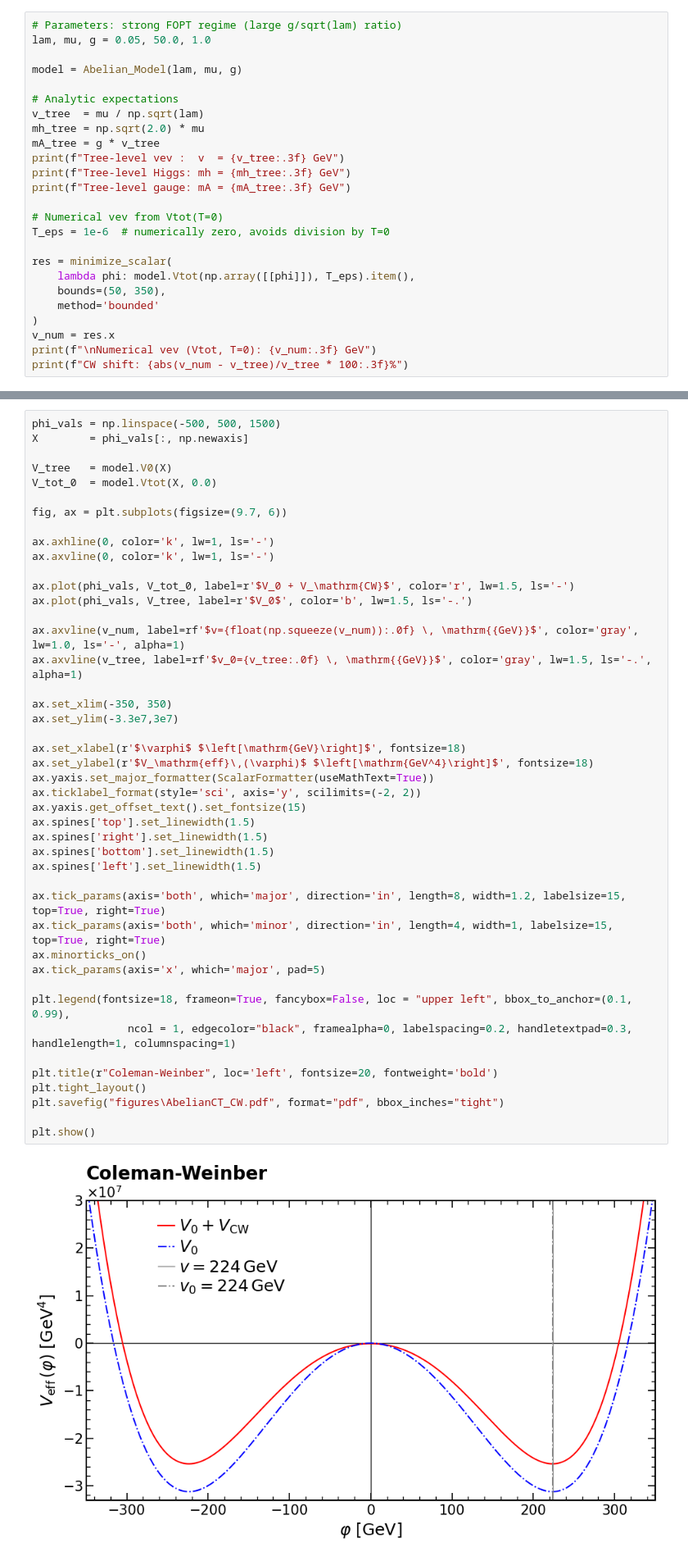
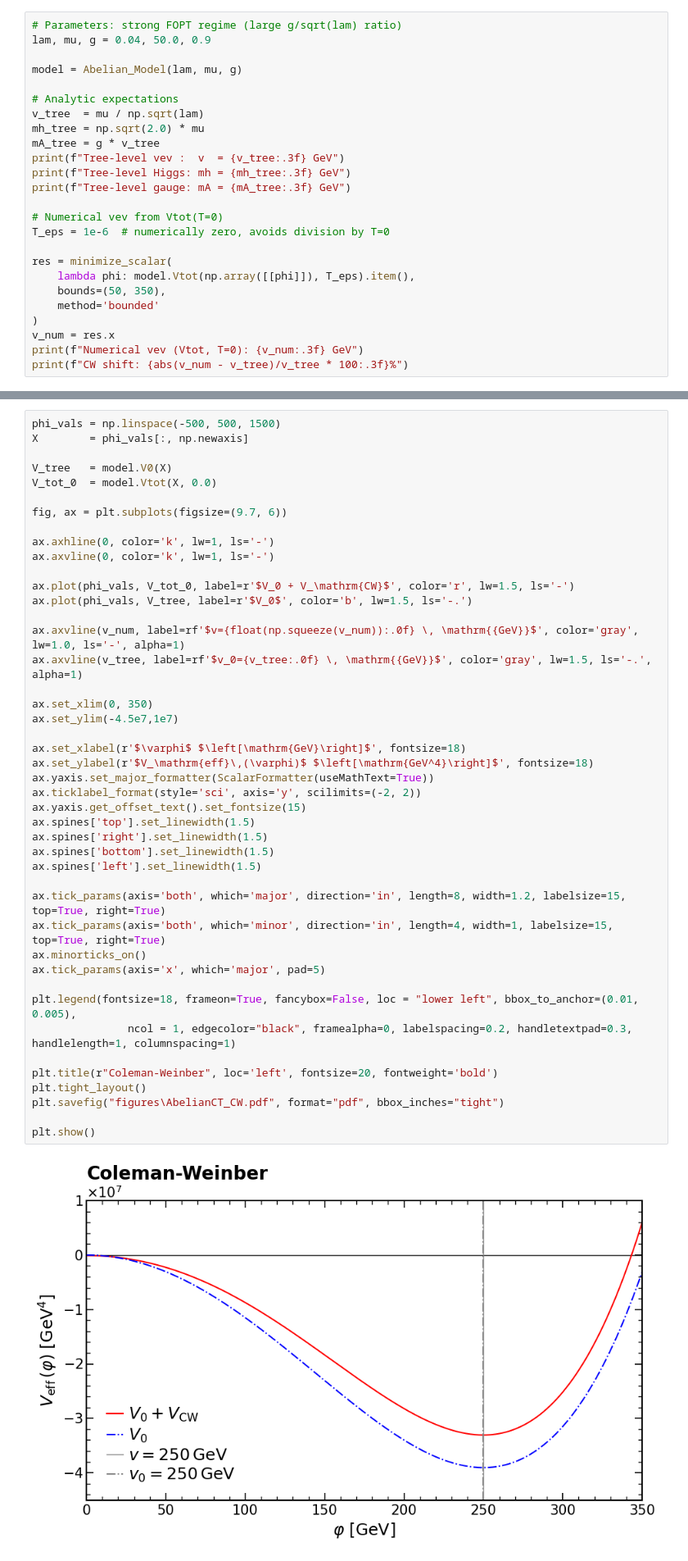
Before and after one commit to Diego-gt-phys/TFM-Repository, a Jupyter notebook: CosmoTransitions/Abelian_Analysis.ipynb, the cells around one changed output, grey strips where cells are left out. Shown at 82% size. Saved outputs shown, nothing was run; the diff lists cells and outputs as text.

```diff
--- a/CosmoTransitions/Abelian_Analysis.ipynb
+++ b/CosmoTransitions/Abelian_Analysis.ipynb
@@ -21,7 +15,7 @@ Vtot''(v) = 15629.1200 vs tree-level mh^2 = 15629.1200
 ## Define the Model
 # %%
 # Parameters: strong FOPT regime (large g/sqrt(lam) ratio)
-lam, mu, g = 0.05, 50.0, 1.0
+lam, mu, g = 0.04, 50.0, 0.9
 
 model = Abelian_Model(lam, mu, g)
 
@@ -42,6 +36,6 @@ res = minimize_scalar(
     method='bounded'
 )
 v_num = res.x
-print(f"\nNumerical vev (Vtot, T=0): {v_num:.3f} GeV")
+print(f"Numerical vev (Vtot, T=0): {v_num:.3f} GeV")
 print(f"CW shift: {abs(v_num - v_tree)/v_tree * 100:.3f}%")
 # %% [output]
@@ -68,37 +61,37 @@ ax.axvline(0, color='k', lw=1, ls='-')
 ax.plot(phi_vals, V_tot_0, label=r'$V_0 + V_\mathrm{CW}$', color='r', lw=1.5, ls='-')
 ax.plot(phi_vals, V_tree, label=r'$V_0$', color='b', lw=1.5, ls='-.')
 
 ax.axvline(v_num, label=rf'$v={float(np.squeeze(v_num)):.0f} \, \mathrm{{GeV}}$', color='gray', lw=1.0, ls='-', alpha=1)
 ax.axvline(v_tree, label=rf'$v_0={v_tree:.0f} \, \mathrm{{GeV}}$', color='gray', lw=1.5, ls='-.', alpha=1)
 
-ax.set_xlim(-350, 350)
-ax.set_ylim(-3.3e7,3e7)
+ax.set_xlim(0, 350)
+ax.set_ylim(-4.5e7,1e7)
 
 ax.set_xlabel(r'$\varphi$ $\left[\mathrm{GeV}\right]$', fontsize=18)
 ax.set_ylabel(r'$V_\mathrm{eff}\,(\varphi)$ $\left[\mathrm{GeV^4}\right]$', fontsize=18)
 ax.yaxis.set_major_formatter(ScalarFormatter(useMathText=True))
 ax.ticklabel_format(style='sci', axis='y', scilimits=(-2, 2))
 ax.yaxis.get_offset_text().set_fontsize(15)
 ax.spines['top'].set_linewidth(1.5)
 ax.spines['right'].set_linewidth(1.5)
 ax.spines['bottom'].set_linewidth(1.5)
 ax.spines['left'].set_linewidth(1.5)
 
 ax.tick_params(axis='both', which='major', direction='in', length=8, width=1.2, labelsize=15, top=True, right=True)
 ax.tick_params(axis='both', which='minor', direction='in', length=4, width=1, labelsize=15, top=True, right=True)
 ax.minorticks_on()
 ax.tick_params(axis='x', which='major', pad=5)
 
-plt.legend(fontsize=18, frameon=True, fancybox=False, loc = "upper left", bbox_to_anchor=(0.1, 0.99),
+plt.legend(fontsize=18, frameon=True, fancybox=False, loc = "lower left", bbox_to_anchor=(0.01, 0.005),
                ncol = 1, edgecolor="black", framealpha=0, labelspacing=0.2, handletextpad=0.3, handlelength=1, columnspacing=1)
 
 plt.title(r"Coleman-Weinber", loc='left', fontsize=20, fontweight='bold')
 plt.tight_layout()
 plt.savefig("figures\AbelianCT_CW.pdf", format="pdf", bbox_inches="tight")
 
 plt.show()
 # %% [output]
-[figure, old version]
+[figure, new version]
 # %% [markdown]
 ## Thermal Evolution
 # %%
```
Also changed, not shown: parts of 4 cells of this notebook, 6 other files.
